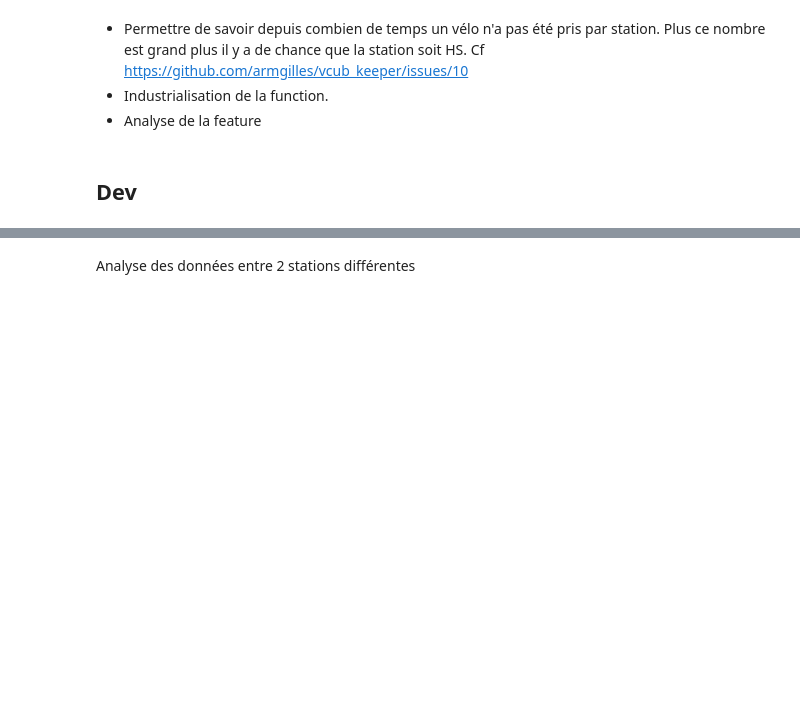
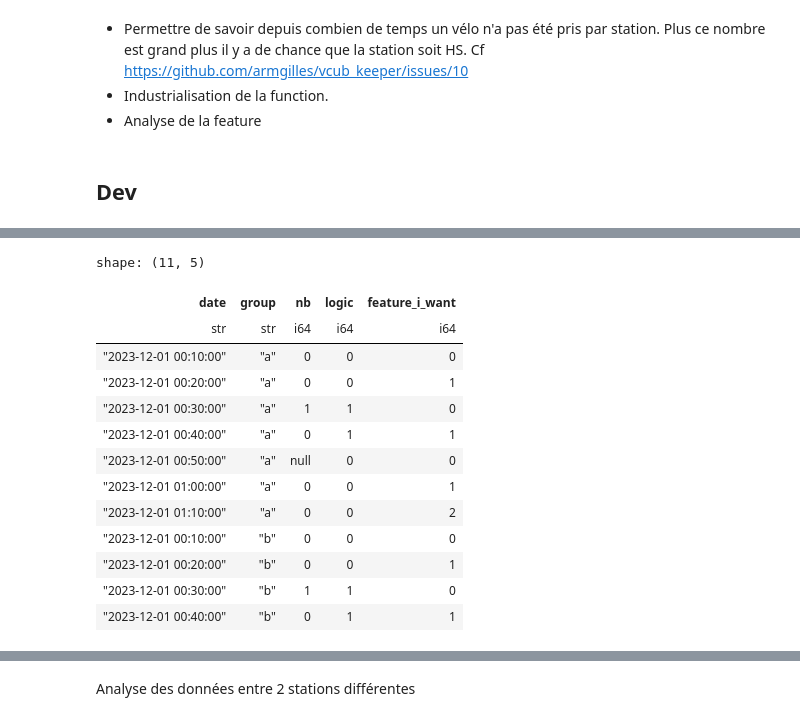
Before and after one commit to armgilles/vcub_keeper, a Jupyter notebook: notebooks/02_Features/04_consecutive_no_transactions_out #10.ipynb, the cells around one changed output, grey strips where cells are left out. Saved outputs shown, nothing was run; the diff lists cells and outputs as text; code cells hidden in the pictures; blank space fills up the shorter version.

```diff
--- a/notebooks/02_Features/04_consecutive_no_transactions_out #10.ipynb
+++ b/notebooks/02_Features/04_consecutive_no_transactions_out #10.ipynb
@@ -84,0 +188,10 @@ ts_activity[(ts_activity['station_id'] == 1) & (ts_activity.date >= "2017-07-10
+# %%
+df = df.with_columns(
+    pl.int_range(pl.len())
+    .over(
+        pl.col.group,
+        pl.col.nb.is_null().cum_sum(),
+        (pl.col.nb > 0).cum_sum().forward_fill(),  # polars cum_sum ignores nulls
+    )
+    .alias("feature_i_want")
+)
@@ -84,0 +215,35 @@ ts_activity[(ts_activity['station_id'] == 1) & (ts_activity.date >= "2017-07-10
+# %%
+df.with_columns(
+    pl.when(pl.col.nb.shift() == 1)
+    .then(1)
+    .otherwise(pl.col.nb)  # The 0/1 null logic
+    .fill_null(0)
+    .alias("logic"),
+    pl.int_ranges(
+        pl.when(pl.col.nb.shift() == 1)
+        .then(1)
+        .otherwise(pl.col.nb)  # The 0/1 null logic
+        .fill_null(0)  #
+        .rle_id()  # id of each run/steak
+        .over("group")  #     over each group
+        .rle()  # find the length of each run/streak
+        .struct.field("len")  #    extract the length
+    )
+    .flatten()
+    .alias("feature_i_want"),
+)
+# %% [output]
+shape: (11, 5)
+| date | group | nb | logic | feature_i_want |
+| str | str | i64 | i64 | i64 |
+| "2023-12-01 00:10:00" | "a" | 0 | 0 | 0 |
+| "2023-12-01 00:20:00" | "a" | 0 | 0 | 1 |
+| "2023-12-01 00:30:00" | "a" | 1 | 1 | 0 |
+| "2023-12-01 00:40:00" | "a" | 0 | 1 | 1 |
+| "2023-12-01 00:50:00" | "a" | null | 0 | 0 |
+| "2023-12-01 01:00:00" | "a" | 0 | 0 | 1 |
+| "2023-12-01 01:10:00" | "a" | 0 | 0 | 2 |
+| "2023-12-01 00:10:00" | "b" | 0 | 0 | 0 |
+| "2023-12-01 00:20:00" | "b" | 0 | 0 | 1 |
+| "2023-12-01 00:30:00" | "b" | 1 | 1 | 0 |
+| "2023-12-01 00:40:00" | "b" | 0 | 1 | 1 |
```
Also changed, not shown: parts of 34 cells of this notebook, 1 other file.
